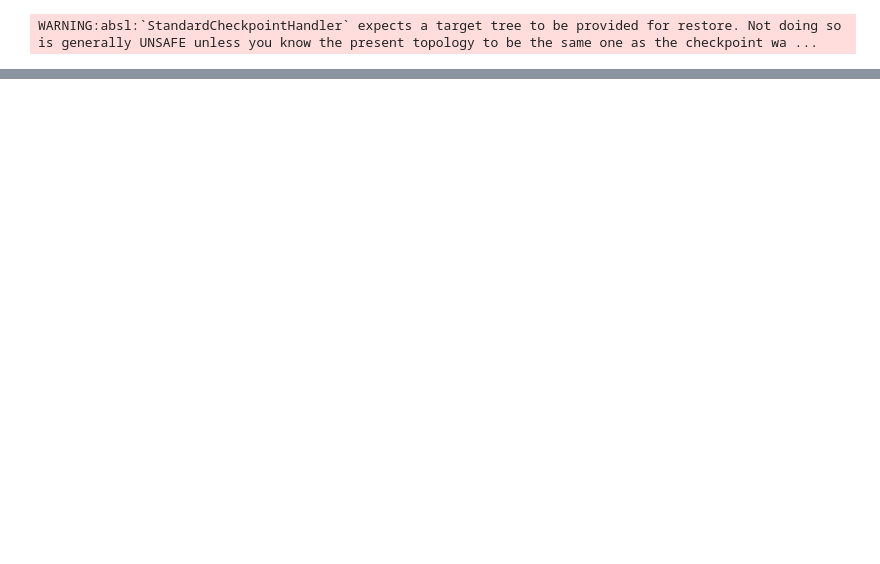
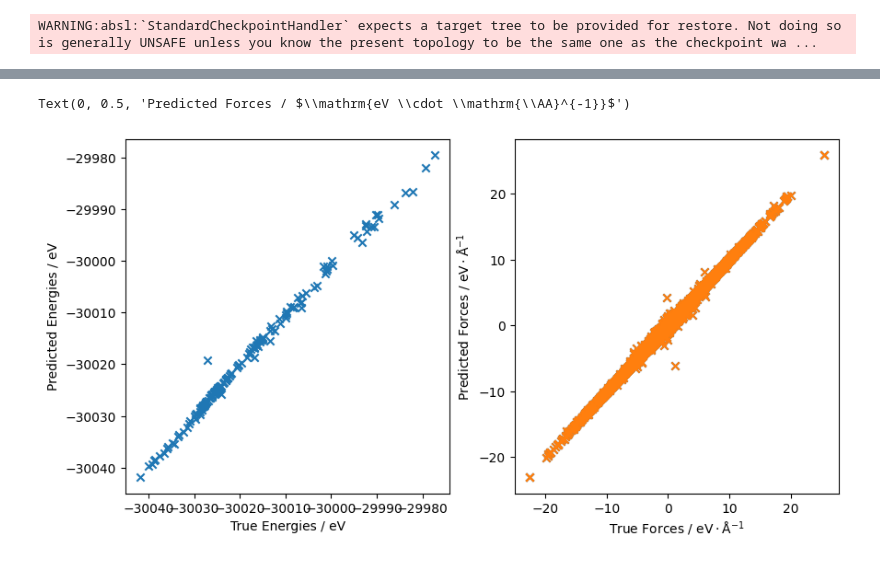
Before and after one commit to PythonFZ/2025-espresso-water, a Jupyter notebook: tutorial.ipynb, the cells around one changed output, grey strips where cells are left out. Saved outputs shown, nothing was run; the diff lists cells and outputs as text; code cells hidden in the pictures; blank space fills up the shorter version.

```diff
--- a/tutorial.ipynb
+++ b/tutorial.ipynb
@@ -53,0 +66,27 @@ WARNING:apax.data.input_pipeline:requested batch size 64 is larger than the numb
+# %%
+test_io = znh5md.IO("data/cosmo_water_test.h5") # Test dataset stored in an adapted H5MD format.
+test_frames = test_io[:]
+# %%
+true_energies = [x.get_potential_energy() for x in test_frames]
+true_forces = [x.get_forces() for x in test_frames]
+pred_frames = calc.batch_eval(test_frames, batch_size=1)
+pred_energies = [x.get_potential_energy() for x in pred_frames]
+pred_forces = [x.get_forces() for x in pred_frames]
+# %%
+import numpy as np
+
+fix, ax = plt.subplots(1, 2, figsize=(10, 5))
+ax[0].scatter(true_energies, pred_energies, marker="x")
+ax[0].set_xlabel("True Energies / eV")
+ax[0].set_ylabel("Predicted Energies / eV")
+ax[1].scatter(true_forces, pred_forces, marker="x")
+
+true_forces_flat = np.concatenate([f.flatten() for f in true_forces])
+pred_forces_flat = np.concatenate([f.flatten() for f in pred_forces])
+
+ax[1].scatter(true_forces_flat, pred_forces_flat, marker="x")
+ax[1].set_xlabel(r"True Forces / $\mathrm{eV \cdot \mathrm{\AA}^{-1}}$")
+ax[1].set_ylabel(r"Predicted Forces / $\mathrm{eV \cdot \mathrm{\AA}^{-1}}$")
+# %% [output]
+Text(0, 0.5, 'Predicted Forces / $\\mathrm{eV \\cdot \\mathrm{\\AA}^{-1}}$')
+[figure, added]
```
Also changed, not shown: parts of 11 cells of this notebook, 11 other files.
